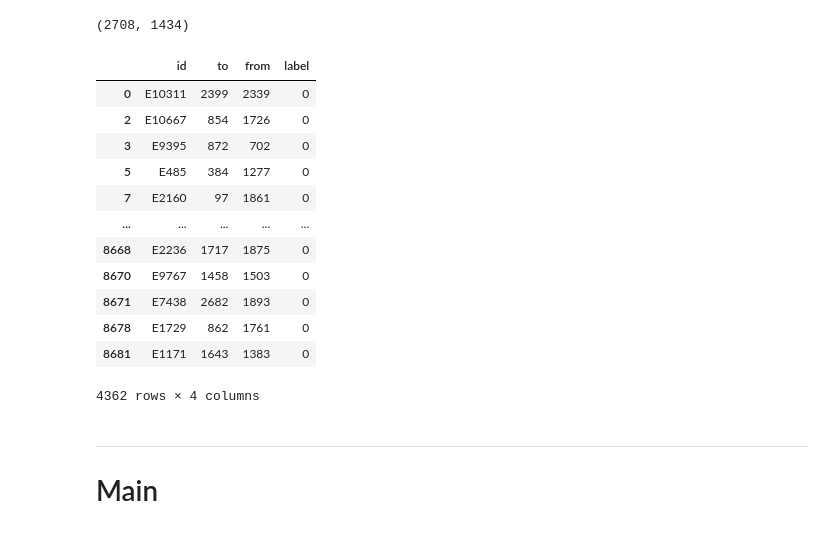
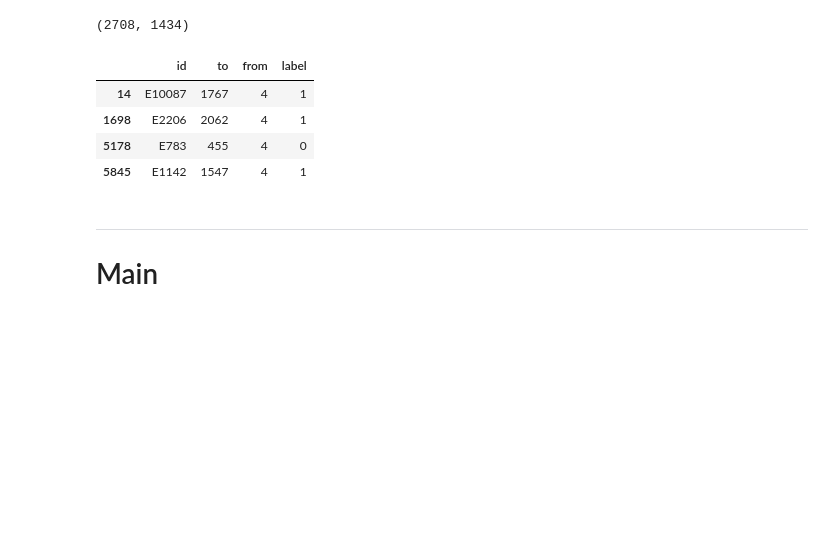
Before and after one commit to CalebThian/hw2_linkprediction, a Jupyter notebook: main.ipynb, the cells around one changed output. Cells and saved outputs as stored; diff of their text form; code cells hidden in the pictures; blank space fills up the shorter version.

```diff
--- a/main.ipynb
+++ b/main.ipynb
@@ -77,21 +77,13 @@ Content.shape
 # %% [output]
 (2708, 1434)
 # %%
-Train[Train['label']==0]
+Train[Train['from']==4]
 # %% [output]
 |  | id | to | from | label |
-| 0 | E10311 | 2399 | 2339 | 0 |
-| 2 | E10667 | 854 | 1726 | 0 |
-| 3 | E9395 | 872 | 702 | 0 |
-| 5 | E485 | 384 | 1277 | 0 |
-| 7 | E2160 | 97 | 1861 | 0 |
-| ... | ... | ... | ... | ... |
-| 8668 | E2236 | 1717 | 1875 | 0 |
-| 8670 | E9767 | 1458 | 1503 | 0 |
-| 8671 | E7438 | 2682 | 1893 | 0 |
-| 8678 | E1729 | 862 | 1761 | 0 |
-| 8681 | E1171 | 1643 | 1383 | 0 |
+| 14 | E10087 | 1767 | 4 | 1 |
+| 1698 | E2206 | 2062 | 4 | 1 |
+| 5178 | E783 | 455 | 4 | 0 |
+| 5845 | E1142 | 1547 | 4 | 1 |
-4362 rows × 4 columns
 # %% [markdown]
 ---
 # Main
```
Also changed, not shown: parts of 29 cells of this notebook, 3 other files.
